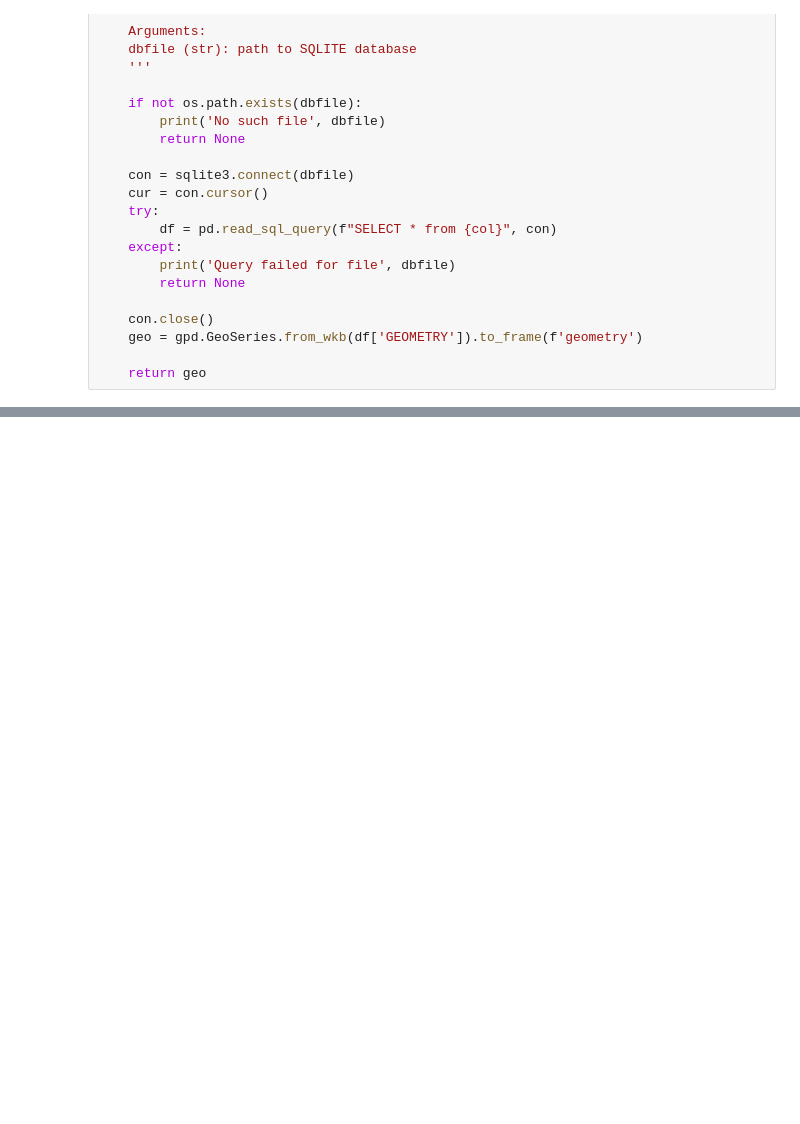
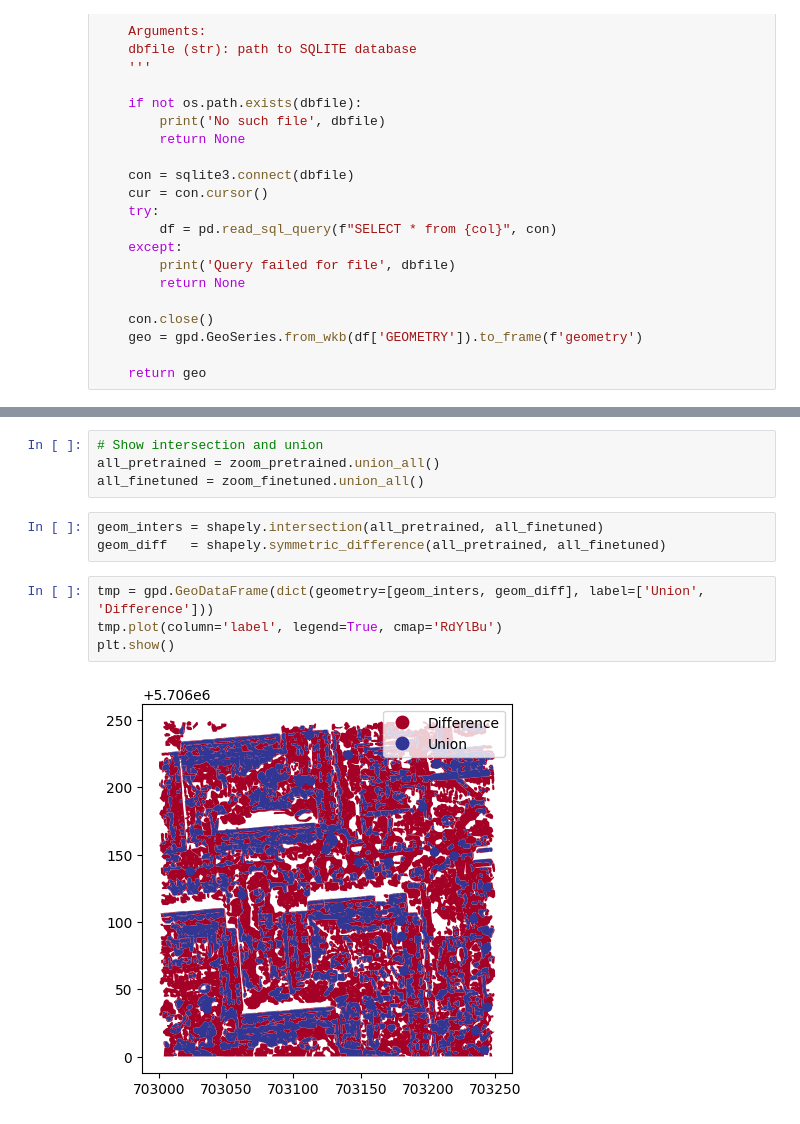
Before and after one commit to luismaecker/DeepTrees_fork, a Jupyter notebook: notebooks/development/FineTunedInference.ipynb, the cells around one changed output, grey strips where cells are left out. Saved outputs shown, nothing was run; the diff lists cells and outputs as text; blank space fills up the shorter version.

```diff
--- a/notebooks/development/FineTunedInference.ipynb
+++ b/notebooks/development/FineTunedInference.ipynb
@@ -45,0 +83,13 @@ geoframe.plot(ax=ax)
+# %%
+# Show intersection and union
+all_pretrained = zoom_pretrained.union_all()
+all_finetuned = zoom_finetuned.union_all()
+# %%
+geom_inters = shapely.intersection(all_pretrained, all_finetuned)
+geom_diff   = shapely.symmetric_difference(all_pretrained, all_finetuned)
+# %%
+tmp = gpd.GeoDataFrame(dict(geometry=[geom_inters, geom_diff], label=['Union', 'Difference']))
+tmp.plot(column='label', legend=True, cmap='RdYlBu')
+plt.show()
+# %% [output]
+[figure, added]
```
Also changed, not shown: parts of 6 cells of this notebook, 2 other files.
